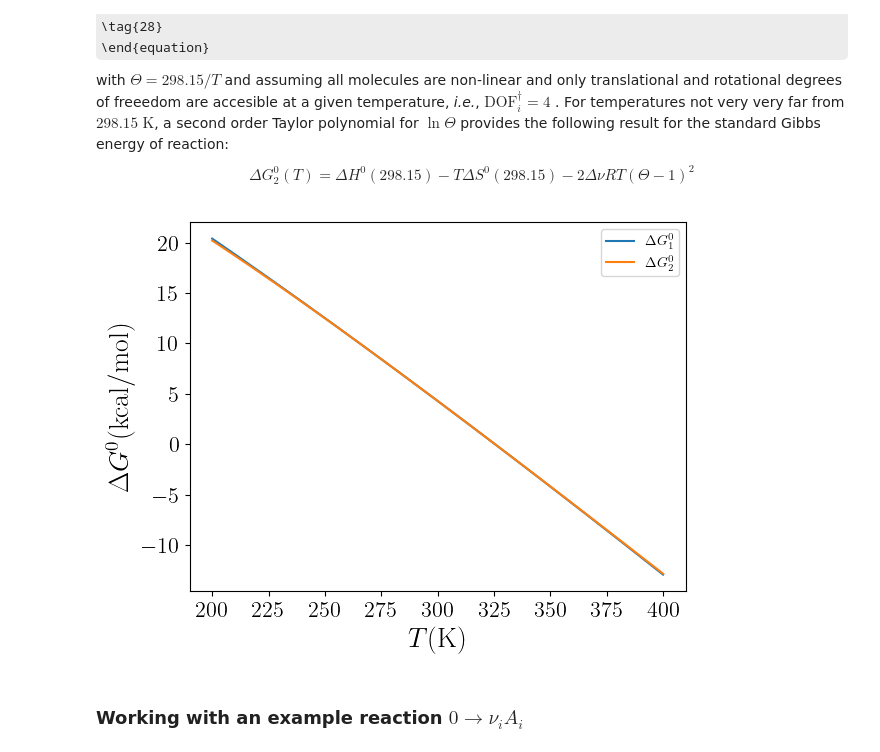
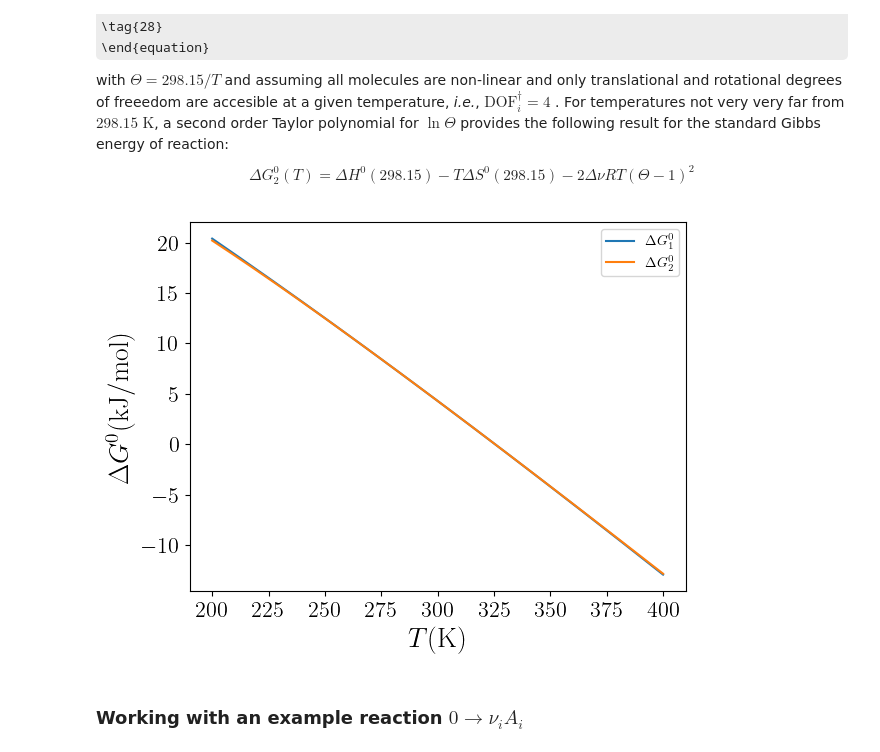
Before and after one commit to emartineznunez/Kp, a Jupyter notebook: kp.ipynb, the cells around one changed output. Saved outputs shown, nothing was run; the diff lists cells and outputs as text; code cells hidden in the pictures; some formulas as TeX source.

```diff
--- a/kp.ipynb
+++ b/kp.ipynb
@@ -196,36 +196,37 @@ R      = 8.31447e-3          # Gas constant in kJ/(K mol)
 H2kcal = 627.509             # Hartree to kcal/mol
 H2kJ   = 2625.5              # Hartree to kJ/mol
 Rbar   = 0.0831447           # R in bar L / (mol K)
+Rkcal  = 1.9872036e-3        # R in kcal mol-1 K-1
 
 import numpy as np
 import matplotlib.pyplot as plt
 
 def deltaG1_T(DH0,DS0,delta_nu,T):
   theta = 298.15 / T
   return DH0 - T * DS0 +  4 * delta_nu * R * T * ( 1 - theta + np.log(theta))
 
 def deltaG2_T(DH0,DS0,delta_nu,T):
   theta = 298.15 / T
   return DH0 - T * DS0 - 2 * delta_nu * R * T * (theta - 1) ** 2
 
 DH0 = 54.407
 DS0 = 0.167
 delta_nu = 1
 
 plt.rcParams['text.usetex'] = True
 
 T = np.linspace(200,400,1000)
 plt.plot(T,deltaG1_T(DH0,DS0,delta_nu,T),label='$\Delta G^0_1$')
 plt.plot(T,deltaG2_T(DH0,DS0,delta_nu,T),label='$\Delta G^0_2$')
 plt.xticks(fontsize=16)
 plt.yticks(fontsize=16)
-plt.ylabel('$\Delta G^0 (\mathrm{kcal/mol})$',fontsize=20)
+plt.ylabel('$\Delta G^0 (\mathrm{kJ/mol})$',fontsize=20)
 plt.xlabel('$T (\mathrm{K})$',fontsize=20)
 plt.legend()
 
 plt.show()
 # %% [output]
-[figure, old version]
+[figure, new version]
 # %% [markdown]
 ### **Working with an example reaction $0→\nu_iA_i$**
 # %%
```
Also changed, not shown: parts of 2 cells of this notebook.
